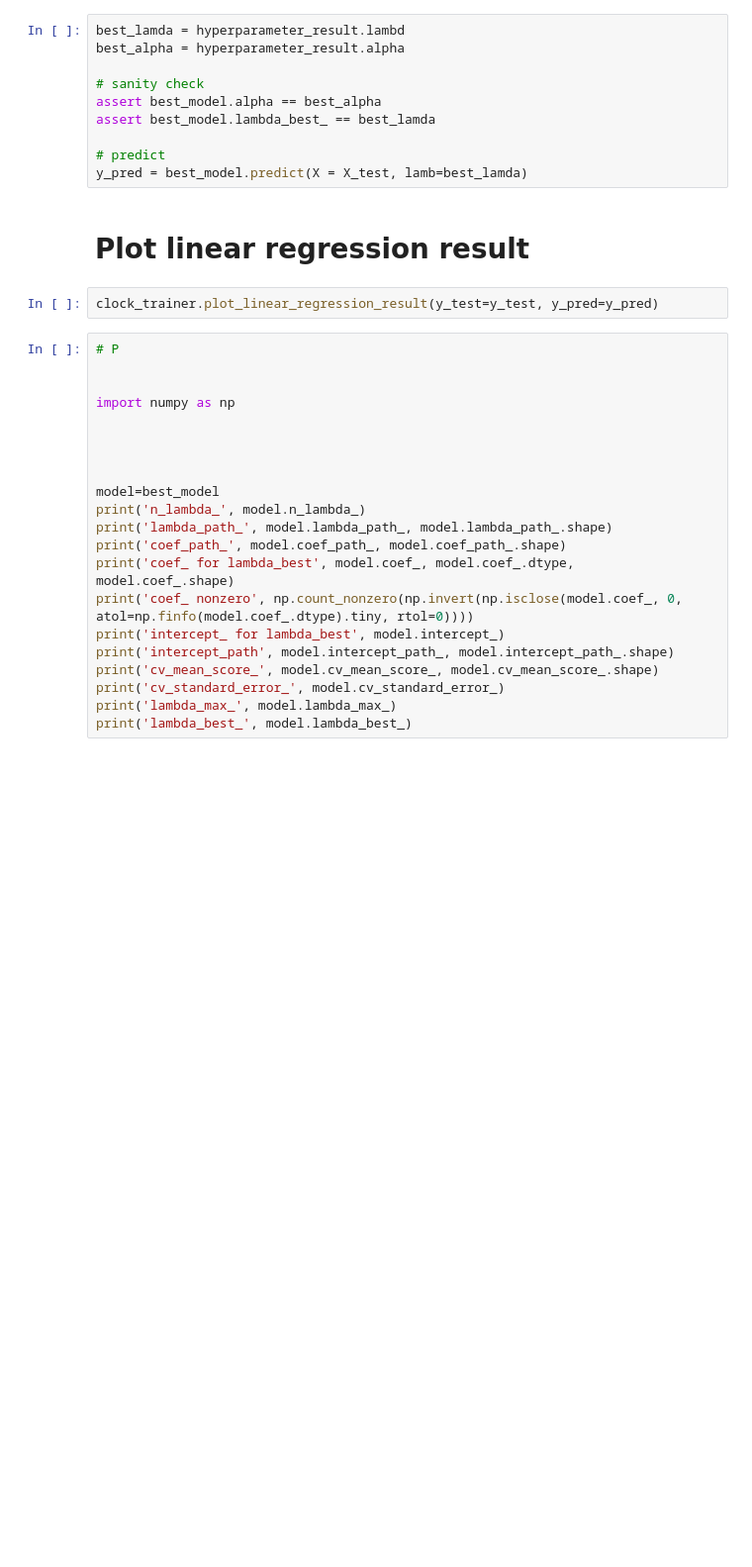
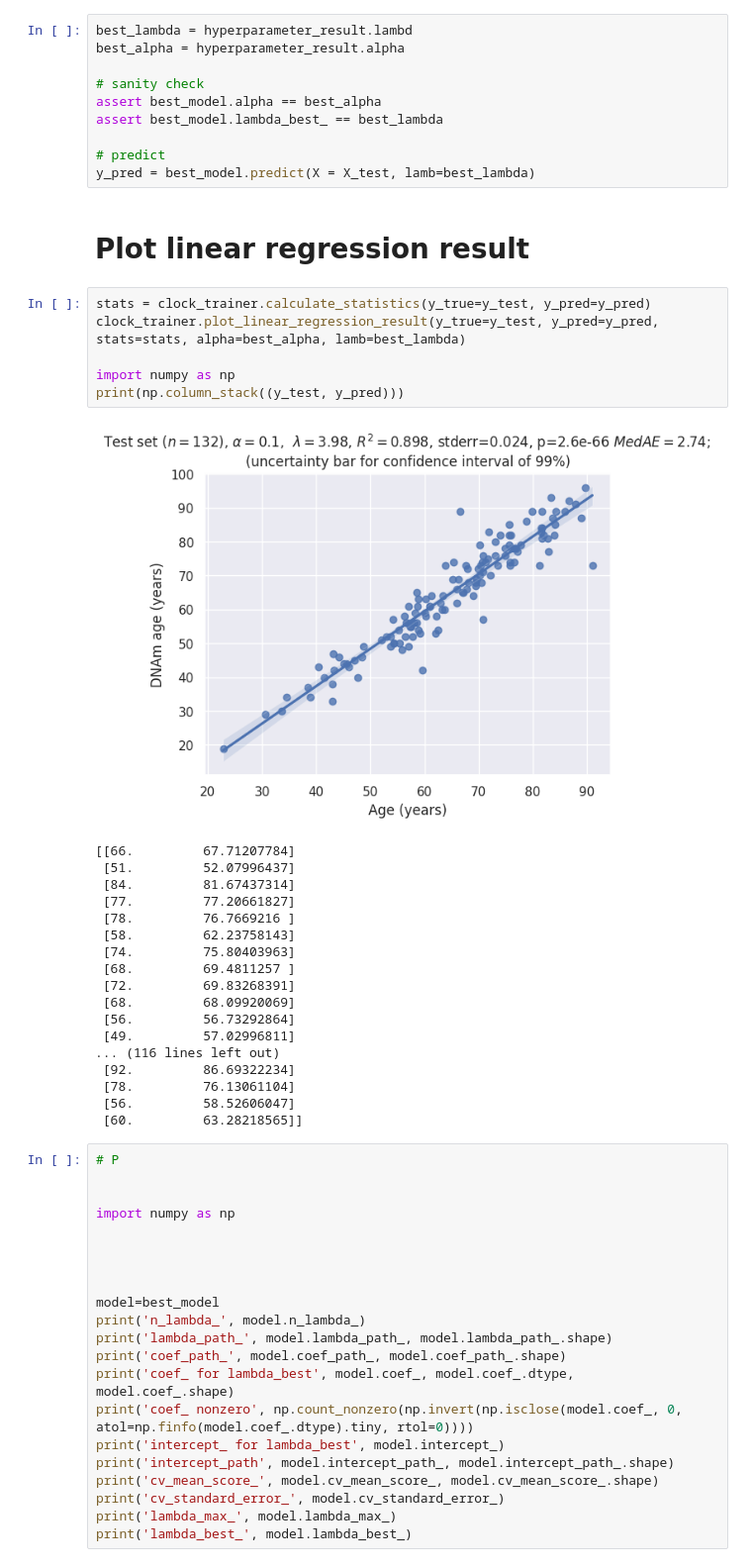
Before and after one commit to szazo/epigenetic-clock, a Jupyter notebook: assignment1_microarray.ipynb, the cells around one changed output. Shown at 99% size. Saved outputs shown, nothing was run; the diff lists cells and outputs as text; blank space fills up the shorter version.

```diff
--- a/assignment1_microarray.ipynb
+++ b/assignment1_microarray.ipynb
@@ -84,19 +84,42 @@ int(hyperparameter_stats.iloc[-1]['model_index'])
 # %% [markdown]
 # Predict using the best model
 # %%
-best_lamda = hyperparameter_result.lambd
+best_lambda = hyperparameter_result.lambd
 best_alpha = hyperparameter_result.alpha
 
 # sanity check
 assert best_model.alpha == best_alpha
-assert best_model.lambda_best_ == best_lamda
+assert best_model.lambda_best_ == best_lambda
 
 # predict
-y_pred = best_model.predict(X = X_test, lamb=best_lamda)
+y_pred = best_model.predict(X = X_test, lamb=best_lambda)
 # %% [markdown]
 # Plot linear regression result
 # %%
-clock_trainer.plot_linear_regression_result(y_test=y_test, y_pred=y_pred)
+stats = clock_trainer.calculate_statistics(y_true=y_test, y_pred=y_pred)
+clock_trainer.plot_linear_regression_result(y_true=y_test, y_pred=y_pred, stats=stats, alpha=best_alpha, lamb=best_lambda)
+
+import numpy as np
+print(np.column_stack((y_test, y_pred)))
+# %% [output]
+[figure, added]
+[[66.         67.71207784]
+ [51.         52.07996437]
+ [84.         81.67437314]
+ [77.         77.20661827]
+ [78.         76.7669216 ]
+ [58.         62.23758143]
+ [74.         75.80403963]
+ [68.         69.4811257 ]
+ [72.         69.83268391]
+ [68.         68.09920069]
+ [56.         56.73292864]
+ [49.         57.02996811]
+... (116 lines left out)
+ [92.         86.69322234]
+ [78.         76.13061104]
+ [56.         58.52606047]
+ [60.         63.28218565]]
 # %%
 # P
 
```
Also changed, not shown: parts of 2 cells of this notebook, 1 other file.
